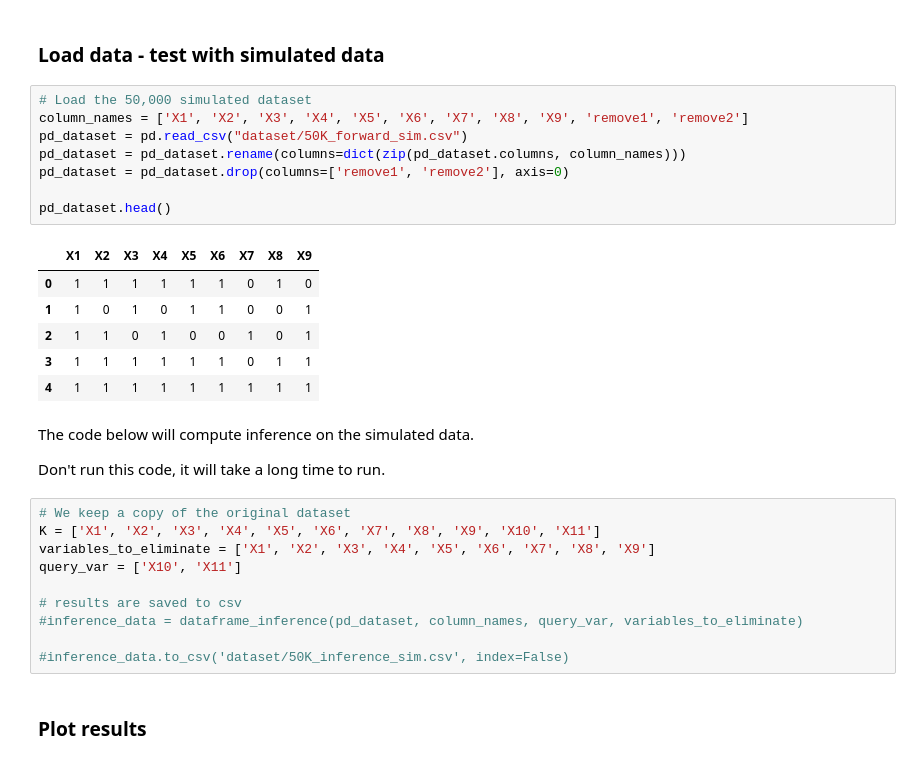
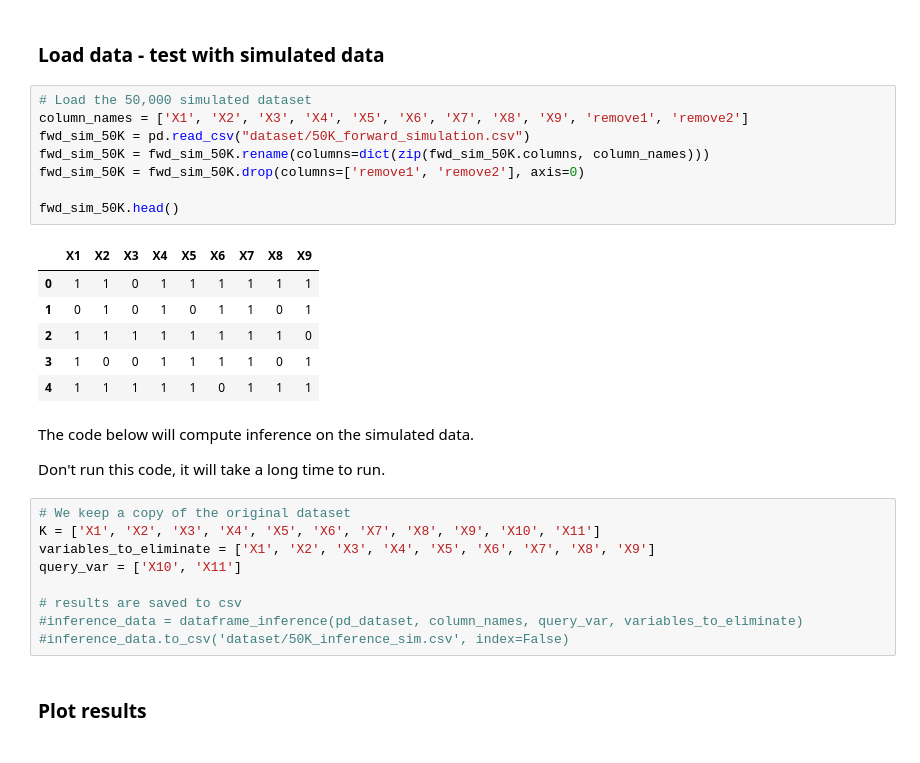
Before and after one commit to AblaZe42/MODCOM_PROJECT, a Jupyter notebook: part_ii.ipynb, the cells around one changed output. Cells and saved outputs as stored; diff of their text form.

```diff
--- a/part_ii.ipynb
+++ b/part_ii.ipynb
@@ -392,18 +392,18 @@ def dataframe_inference(df : pd.DataFrame, evidence_list : list, query_var : lis
 # %%
 # Load the 50,000 simulated dataset
 column_names = ['X1', 'X2', 'X3', 'X4', 'X5', 'X6', 'X7', 'X8', 'X9', 'remove1', 'remove2']
-pd_dataset = pd.read_csv("dataset/50K_forward_sim.csv")
-pd_dataset = pd_dataset.rename(columns=dict(zip(pd_dataset.columns, column_names)))
-pd_dataset = pd_dataset.drop(columns=['remove1', 'remove2'], axis=0)
+fwd_sim_50K = pd.read_csv("dataset/50K_forward_simulation.csv")
+fwd_sim_50K = fwd_sim_50K.rename(columns=dict(zip(fwd_sim_50K.columns, column_names)))
+fwd_sim_50K = fwd_sim_50K.drop(columns=['remove1', 'remove2'], axis=0)
 
-pd_dataset.head()
+fwd_sim_50K.head()
 # %% [output]
 |  | X1 | X2 | X3 | X4 | X5 | X6 | X7 | X8 | X9 |
-| 0 | 1 | 1 | 1 | 1 | 1 | 1 | 0 | 1 | 0 |
-| 1 | 1 | 0 | 1 | 0 | 1 | 1 | 0 | 0 | 1 |
-| 2 | 1 | 1 | 0 | 1 | 0 | 0 | 1 | 0 | 1 |
-| 3 | 1 | 1 | 1 | 1 | 1 | 1 | 0 | 1 | 1 |
-| 4 | 1 | 1 | 1 | 1 | 1 | 1 | 1 | 1 | 1 |
+| 0 | 1 | 1 | 0 | 1 | 1 | 1 | 1 | 1 | 1 |
+| 1 | 0 | 1 | 0 | 1 | 0 | 1 | 1 | 0 | 1 |
+| 2 | 1 | 1 | 1 | 1 | 1 | 1 | 1 | 1 | 0 |
+| 3 | 1 | 0 | 0 | 1 | 1 | 1 | 1 | 0 | 1 |
+| 4 | 1 | 1 | 1 | 1 | 1 | 0 | 1 | 1 | 1 |
 # %% [markdown]
 The code below will compute inference on the simulated data.
 
@@ -416,7 +416,6 @@ query_var = ['X10', 'X11']
 
 # results are saved to csv
 #inference_data = dataframe_inference(pd_dataset, column_names, query_var, variables_to_eliminate)
-
 #inference_data.to_csv('dataset/50K_inference_sim.csv', index=False)
 # %% [markdown]
 ### Plot results
```
Also changed, not shown: parts of 5 cells of this notebook.
